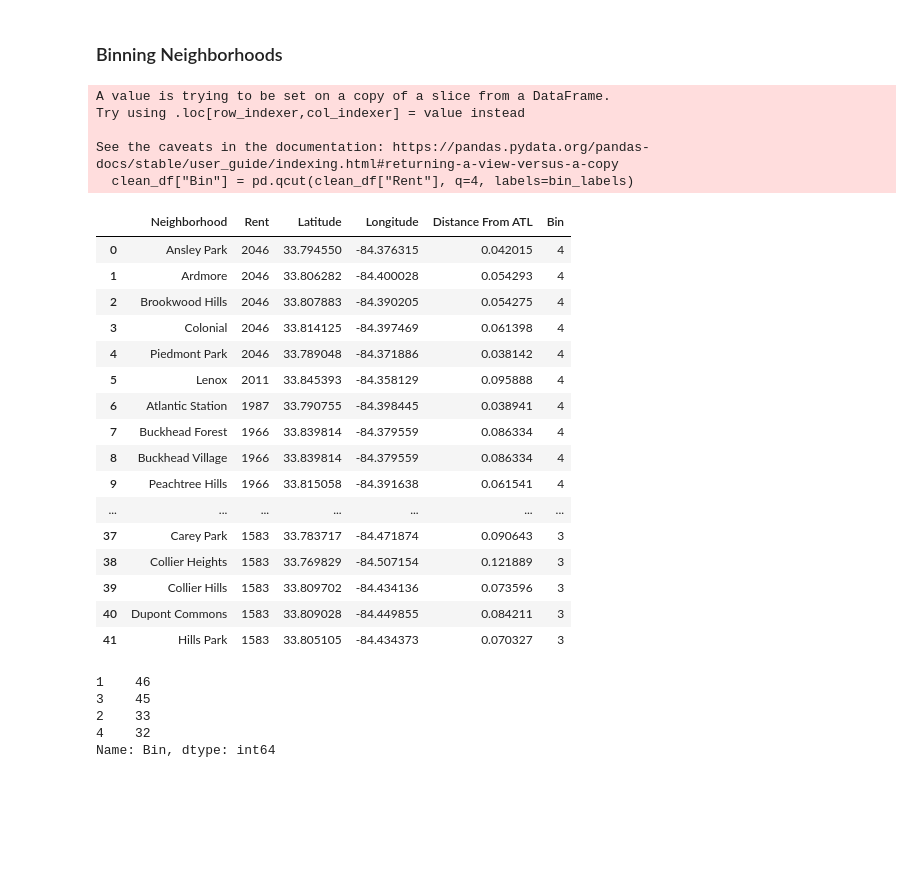
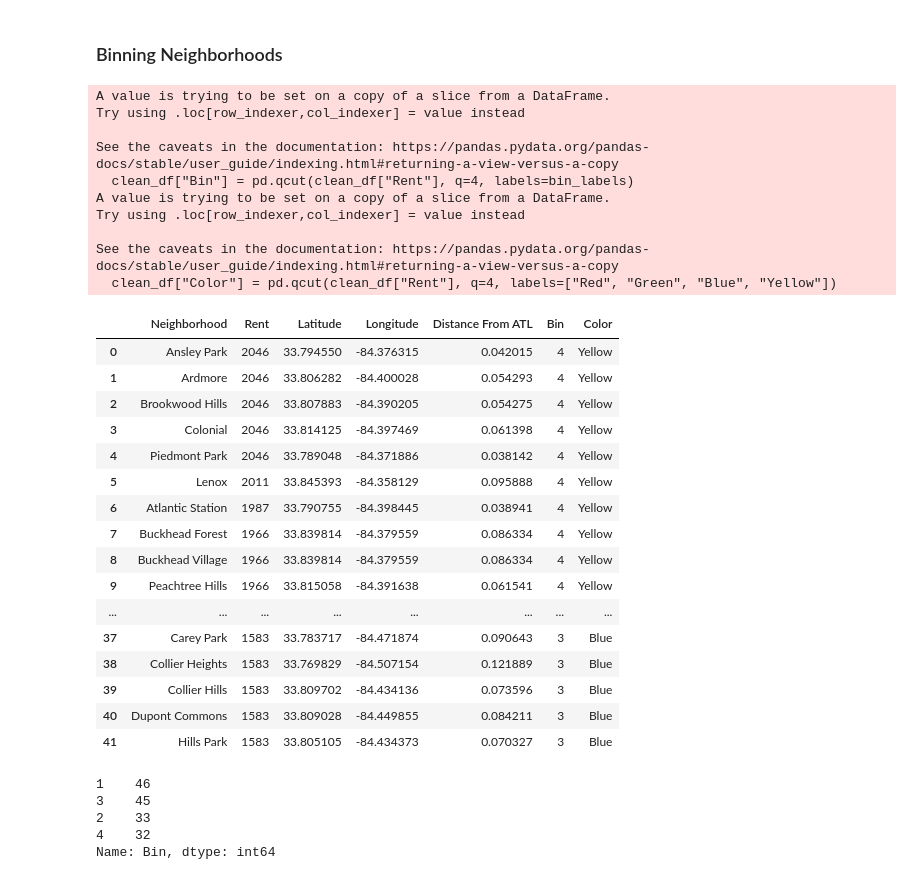
Before and after one commit to alonb235/Coursera_Capstone, a Jupyter notebook: Final Capstone Notebook.ipynb, the cells around one changed output. Cells and saved outputs as stored; diff of their text form; code cells hidden in the pictures; blank space fills up the shorter version.

```diff
--- a/Final Capstone Notebook.ipynb
+++ b/Final Capstone Notebook.ipynb
@@ -318,30 +317,36 @@ atl_map.add_child(neighborhood_markers)
 # %%
 bin_labels = [1, 2, 3, 4]
 clean_df["Bin"] = pd.qcut(clean_df["Rent"], q=4, labels=bin_labels)
+clean_df["Color"] = pd.qcut(clean_df["Rent"], q=4, labels=["Red", "Green", "Blue", "Yellow"])
 clean_df.head(40)
 # %% [output]
 A value is trying to be set on a copy of a slice from a DataFrame.
 Try using .loc[row_indexer,col_indexer] = value instead
 
 See the caveats in the documentation: https://pandas.pydata.org/pandas-docs/stable/user_guide/indexing.html#returning-a-view-versus-a-copy
   clean_df["Bin"] = pd.qcut(clean_df["Rent"], q=4, labels=bin_labels)
+A value is trying to be set on a copy of a slice from a DataFrame.
+Try using .loc[row_indexer,col_indexer] = value instead
+
+See the caveats in the documentation: https://pandas.pydata.org/pandas-docs/stable/user_guide/indexing.html#returning-a-view-versus-a-copy
+  clean_df["Color"] = pd.qcut(clean_df["Rent"], q=4, labels=["Red", "Green", "Blue", "Yellow"])
-|  | Neighborhood | Rent | Latitude | Longitude | Distance From ATL | Bin |
-| 0 | Ansley Park | 2046 | 33.794550 | -84.376315 | 0.042015 | 4 |
-| 1 | Ardmore | 2046 | 33.806282 | -84.400028 | 0.054293 | 4 |
-| 2 | Brookwood Hills | 2046 | 33.807883 | -84.390205 | 0.054275 | 4 |
-| 3 | Colonial | 2046 | 33.814125 | -84.397469 | 0.061398 | 4 |
-| 4 | Piedmont Park | 2046 | 33.789048 | -84.371886 | 0.038142 | 4 |
-| 5 | Lenox | 2011 | 33.845393 | -84.358129 | 0.095888 | 4 |
-| 6 | Atlantic Station | 1987 | 33.790755 | -84.398445 | 0.038941 | 4 |
-| 7 | Buckhead Forest | 1966 | 33.839814 | -84.379559 | 0.086334 | 4 |
-| 8 | Buckhead Village | 1966 | 33.839814 | -84.379559 | 0.086334 | 4 |
-| 9 | Peachtree Hills | 1966 | 33.815058 | -84.391638 | 0.061541 | 4 |
-| ... | ... | ... | ... | ... | ... | ... |
-| 37 | Carey Park | 1583 | 33.783717 | -84.471874 | 0.090643 | 3 |
-| 38 | Collier Heights | 1583 | 33.769829 | -84.507154 | 0.121889 | 3 |
-| 39 | Collier Hills | 1583 | 33.809702 | -84.434136 | 0.073596 | 3 |
-| 40 | Dupont Commons | 1583 | 33.809028 | -84.449855 | 0.084211 | 3 |
-| 41 | Hills Park | 1583 | 33.805105 | -84.434373 | 0.070327 | 3 |
+|  | Neighborhood | Rent | Latitude | Longitude | Distance From ATL | Bin | Color |
+| 0 | Ansley Park | 2046 | 33.794550 | -84.376315 | 0.042015 | 4 | Yellow |
+| 1 | Ardmore | 2046 | 33.806282 | -84.400028 | 0.054293 | 4 | Yellow |
+| 2 | Brookwood Hills | 2046 | 33.807883 | -84.390205 | 0.054275 | 4 | Yellow |
+| 3 | Colonial | 2046 | 33.814125 | -84.397469 | 0.061398 | 4 | Yellow |
+| 4 | Piedmont Park | 2046 | 33.789048 | -84.371886 | 0.038142 | 4 | Yellow |
+| 5 | Lenox | 2011 | 33.845393 | -84.358129 | 0.095888 | 4 | Yellow |
+| 6 | Atlantic Station | 1987 | 33.790755 | -84.398445 | 0.038941 | 4 | Yellow |
+| 7 | Buckhead Forest | 1966 | 33.839814 | -84.379559 | 0.086334 | 4 | Yellow |
+| 8 | Buckhead Village | 1966 | 33.839814 | -84.379559 | 0.086334 | 4 | Yellow |
+| 9 | Peachtree Hills | 1966 | 33.815058 | -84.391638 | 0.061541 | 4 | Yellow |
+| ... | ... | ... | ... | ... | ... | ... | ... |
+| 37 | Carey Park | 1583 | 33.783717 | -84.471874 | 0.090643 | 3 | Blue |
+| 38 | Collier Heights | 1583 | 33.769829 | -84.507154 | 0.121889 | 3 | Blue |
+| 39 | Collier Hills | 1583 | 33.809702 | -84.434136 | 0.073596 | 3 | Blue |
+| 40 | Dupont Commons | 1583 | 33.809028 | -84.449855 | 0.084211 | 3 | Blue |
+| 41 | Hills Park | 1583 | 33.805105 | -84.434373 | 0.070327 | 3 | Blue |
 # %%
 clean_df["Bin"].value_counts()
 # %% [output]
```
Also changed, not shown: parts of 3 cells of this notebook.
